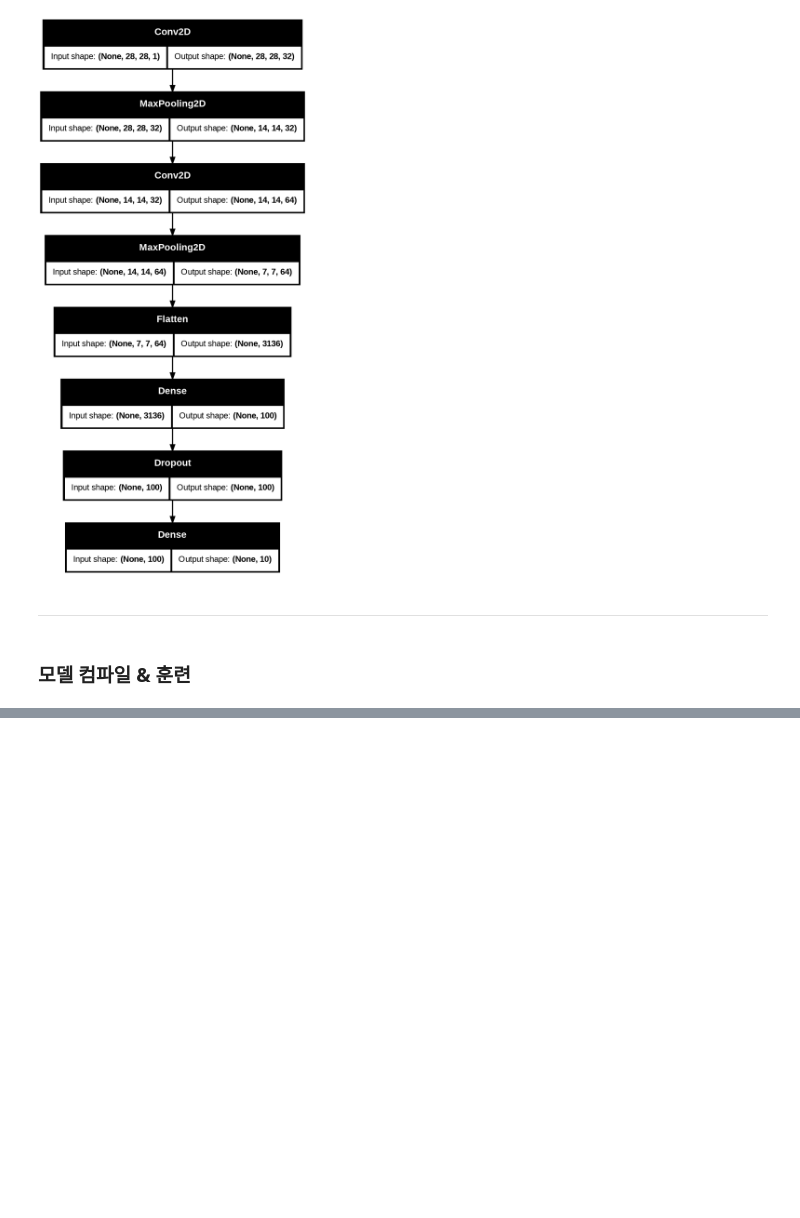
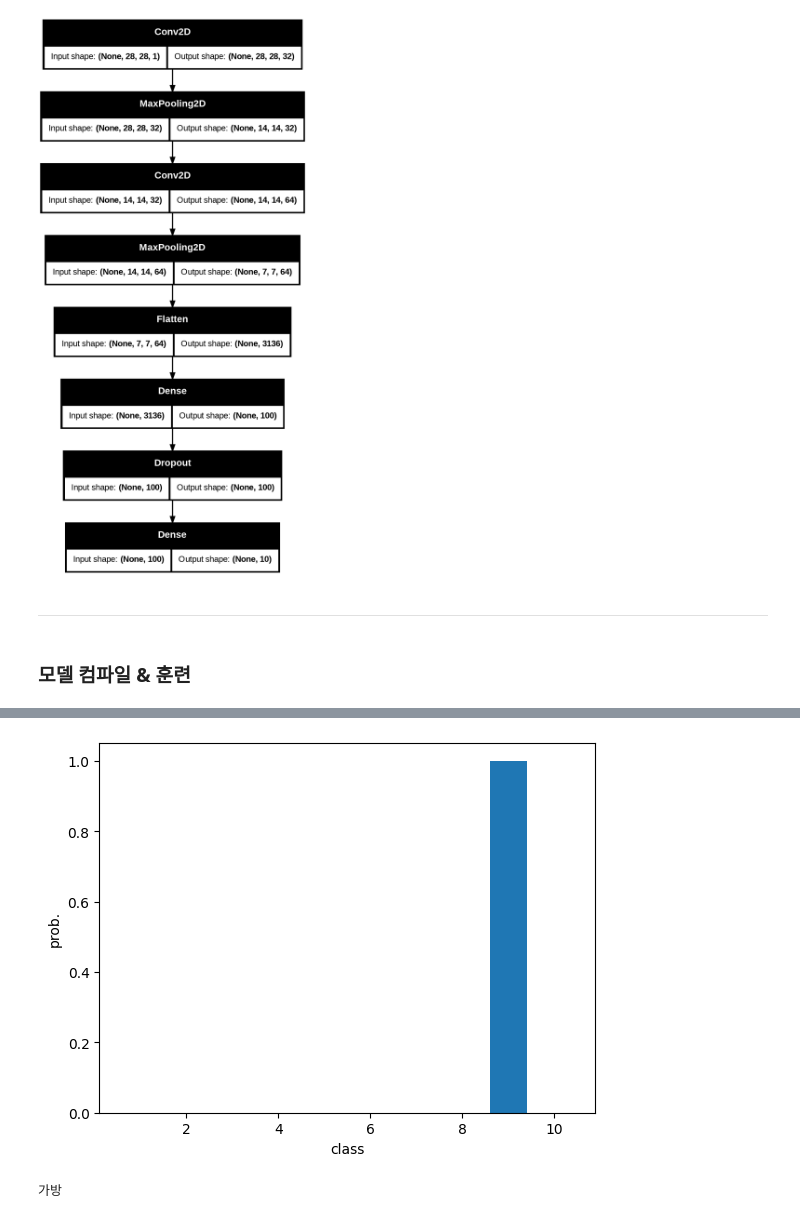
Before and after one commit to snwdaaa/HG-MLDL, a Jupyter notebook: Chapter8/08-2.ipynb, the cells around one changed output, grey strips where cells are left out. Saved outputs shown, nothing was run; the diff lists cells and outputs as text; code cells hidden in the pictures; blank space fills up the shorter version.

```diff
--- a/Chapter8/08-2.ipynb
+++ b/Chapter8/08-2.ipynb
@@ -93,0 +122,15 @@ plt.show()
+# %%
+plt.bar(range(1, 11), preds[0])
+plt.xlabel('class')
+plt.ylabel('prob.')
+plt.show()
+# %% [output]
+[figure, added]
+# %%
+import numpy as np
+
+# 어떤 클래스인지 찾기
+classes = ['티셔츠', '바지', '스웨터', '드레스', '코트', '샌달', '셔츠', '스니커즈', '가방', '앵클 부츠'] # 클래스 리스트
+print(classes[np.argmax(preds)])
+# %% [output]
+가방
```
Also changed, not shown: parts of 6 cells of this notebook, 1 other file.
